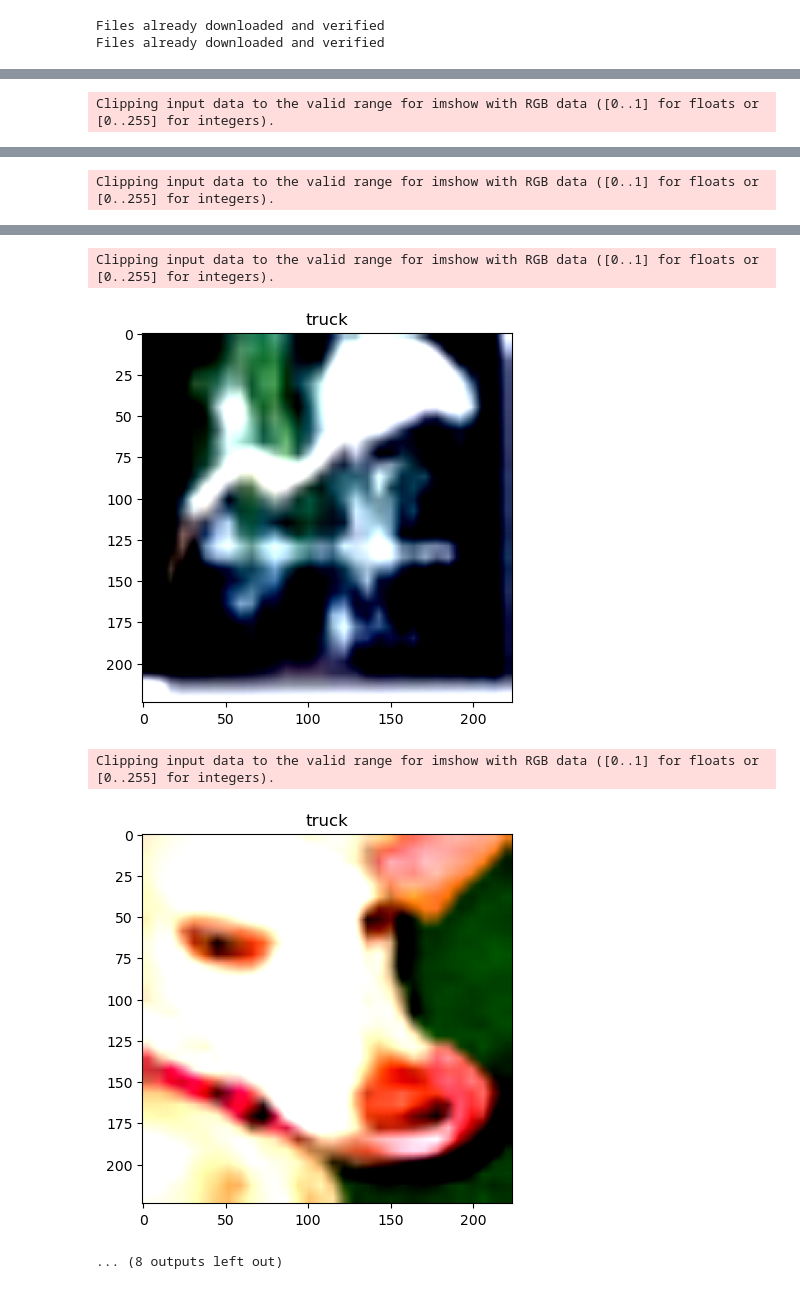
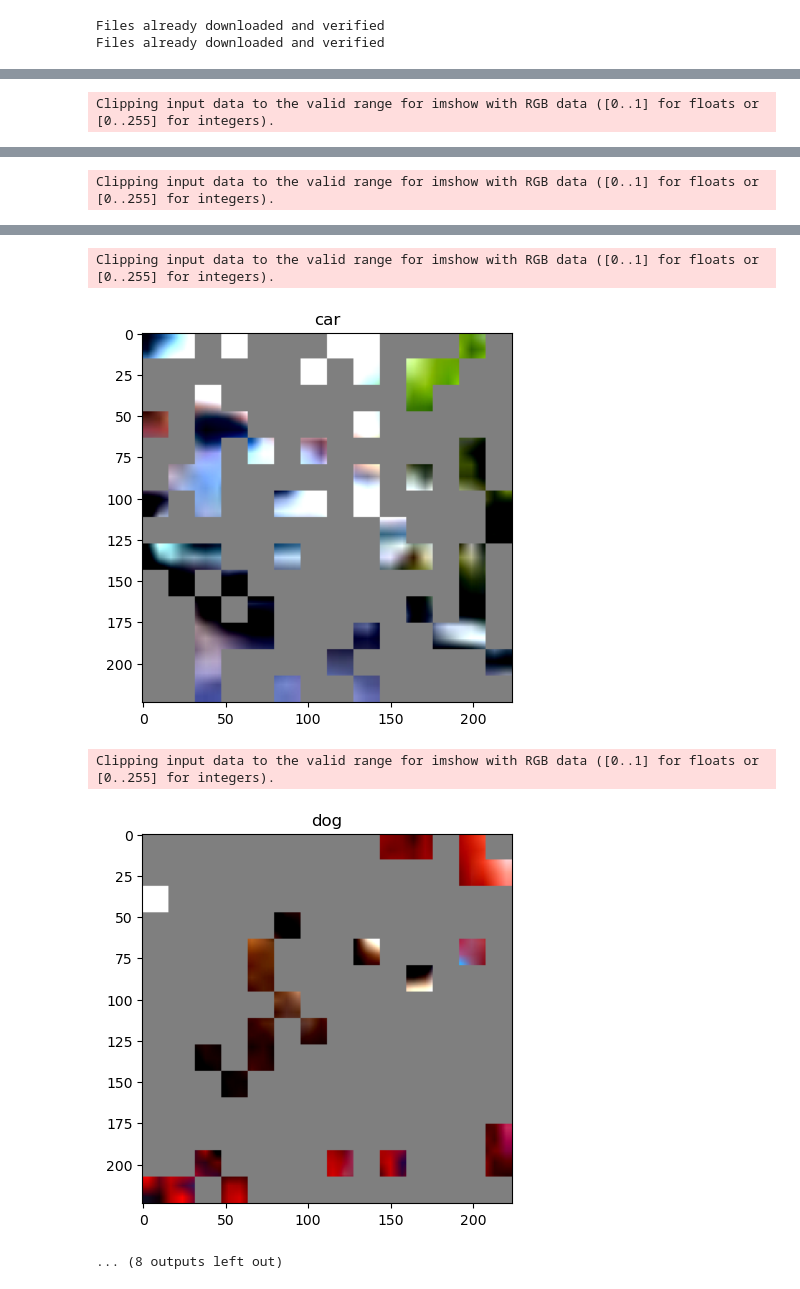
Before and after one commit to jacek-tomasz-rutkowski/magisterka, a Jupyter notebook: T2T_ViT/vit_shapley/modules/surrogate_visualize.ipynb, the cells around one changed output, grey strips where cells are left out. Cells and saved outputs as stored; diff of their text form; code cells hidden in the pictures.

Commit message:
visualize surrogate 196

```diff
--- a/T2T_ViT/vit_shapley/modules/surrogate_visualize.ipynb
+++ b/T2T_ViT/vit_shapley/modules/surrogate_visualize.ipynb
@@ -70,0 +62,3 @@ Clipping input data to the valid range for imshow with RGB data ([0..1] for floa
+# %%
+for i in range(10):
+    imshow(images[i], preds[i])
@@ -70,0 +81,13 @@ Clipping input data to the valid range for imshow with RGB data ([0..1] for floa
+# %%
+surrogate = Surrogate.load_from_checkpoint("checkpoints_surrogate/lightning_logs/version_0/checkpoints/epoch=49-step=70350.ckpt",
+                                        output_dim=10,
+                                        target_model=target_model,
+                                        learning_rate=1e-5,
+                                        weight_decay=0.0,
+                                        decay_power='cosine',
+                                        warmup_steps=2)
+
+surrogate.eval()
+
+# predict with the model
+out = surrogate(images=images.cuda(), masks=masks.cuda())
@@ -71,6 +96,12 @@ Clipping input data to the valid range for imshow with RGB data ([0..1] for floa
 # %%
+def get_masked(images, masks):
+    masks_ = torch.repeat_interleave(torch.repeat_interleave(masks.reshape(-1, 14, 14), 16, dim=2), 16, dim=1)
+    images_masked = images * masks_.unsqueeze(1)
+    return images_masked
+
+images_masked = get_masked(images, masks)
 labels_pred = torch.argmax(torch.nn.functional.softmax(out.squeeze(), dim=1), dim=1)
-for i in range(10):
-    imshow(images[i], labels_pred[i])
+for i in range(10, 20):
+    imshow(images_masked[i], labels_pred[i])
 # %% [output]
 Clipping input data to the valid range for imshow with RGB data ([0..1] for floats or [0..255] for integers).
@@ -84,5 +115,5 @@ Clipping input data to the valid range for imshow with RGB data ([0..1] for floa
 Clipping input data to the valid range for imshow with RGB data ([0..1] for floats or [0..255] for integers).
-[figure, old version]
+[figure, new version]
 Clipping input data to the valid range for imshow with RGB data ([0..1] for floats or [0..255] for integers).
-[figure, old version]
+[figure, new version]
 ... (8 outputs left out)
```
Also changed, not shown: parts of 16 cells of this notebook, 5 other files.
